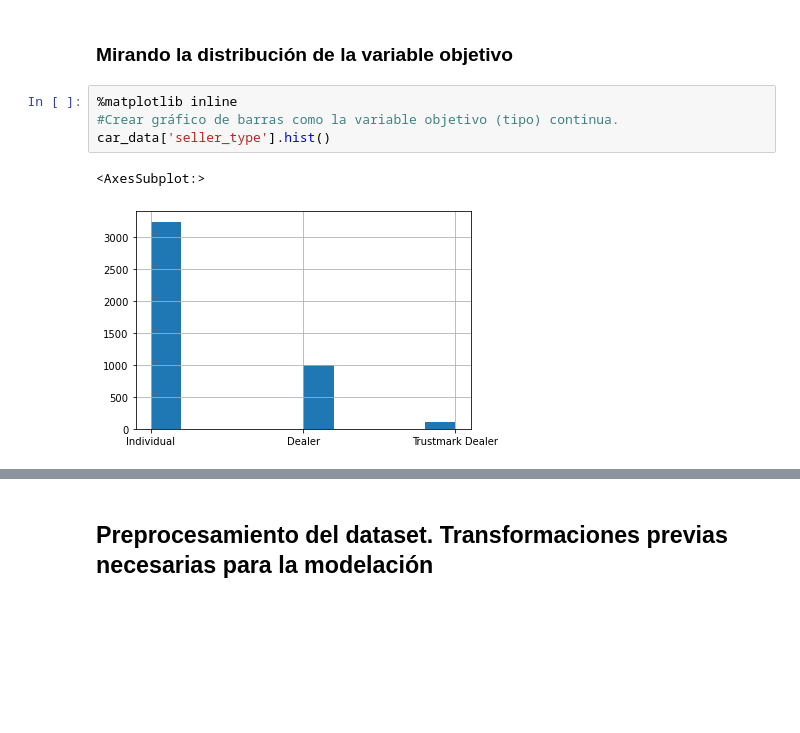
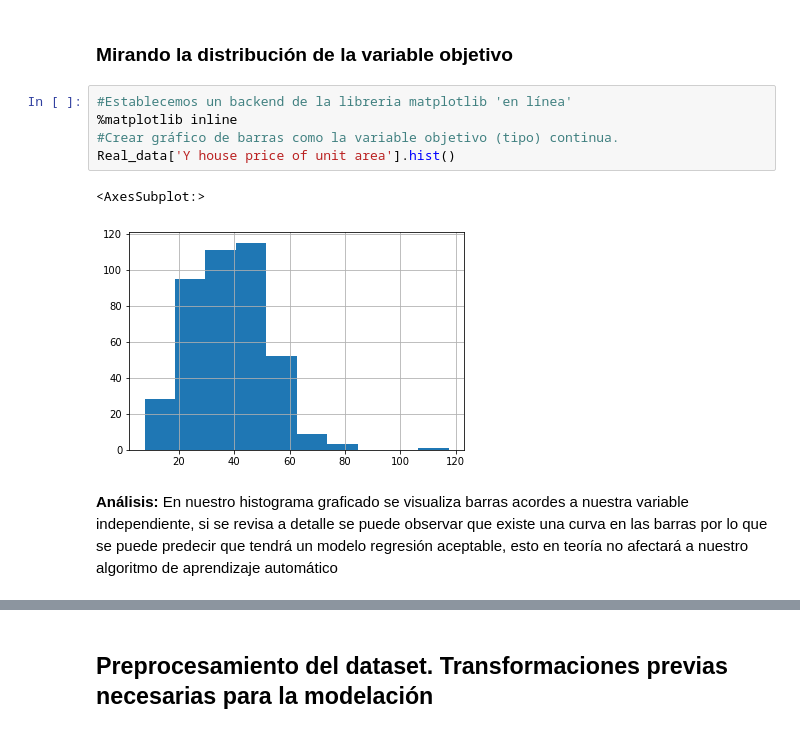
Before and after one commit to JoanC07/Regresion_Lineal, a Jupyter notebook: [NRC_6278]JoanCevallos_Lab3.ipynb, the cells around one changed output, grey strips where cells are left out. Saved outputs shown, nothing was run; the diff lists cells and outputs as text; blank space fills up the shorter version.

```diff
--- a/[NRC_6278]JoanCevallos_Lab3.ipynb
+++ b/[NRC_6278]JoanCevallos_Lab3.ipynb
@@ -153,9 +189,12 @@ memory usage: 237.5+ KB
 # %% [markdown]
 ### Mirando la distribución de la variable objetivo
 # %%
+#Establecemos un backend de la libreria matplotlib 'en línea'
 %matplotlib inline
 #Crear gráfico de barras como la variable objetivo (tipo) continua.
-car_data['seller_type'].hist()
+Real_data['Y house price of unit area'].hist()
 # %% [output]
 <AxesSubplot:>
-[figure, old version]
+[figure, new version]
+# %% [markdown]
+**Análisis:** En nuestro histograma graficado se visualiza barras acordes a nuestra variable independiente, si se revisa a detalle se puede observar que existe una curva en las barras por lo que se puede predecir que tendrá un modelo regresión aceptable, esto en teoría no afectará a nuestro algoritmo de aprendizaje automático
```
Also changed, not shown: parts of 15 cells of this notebook.
